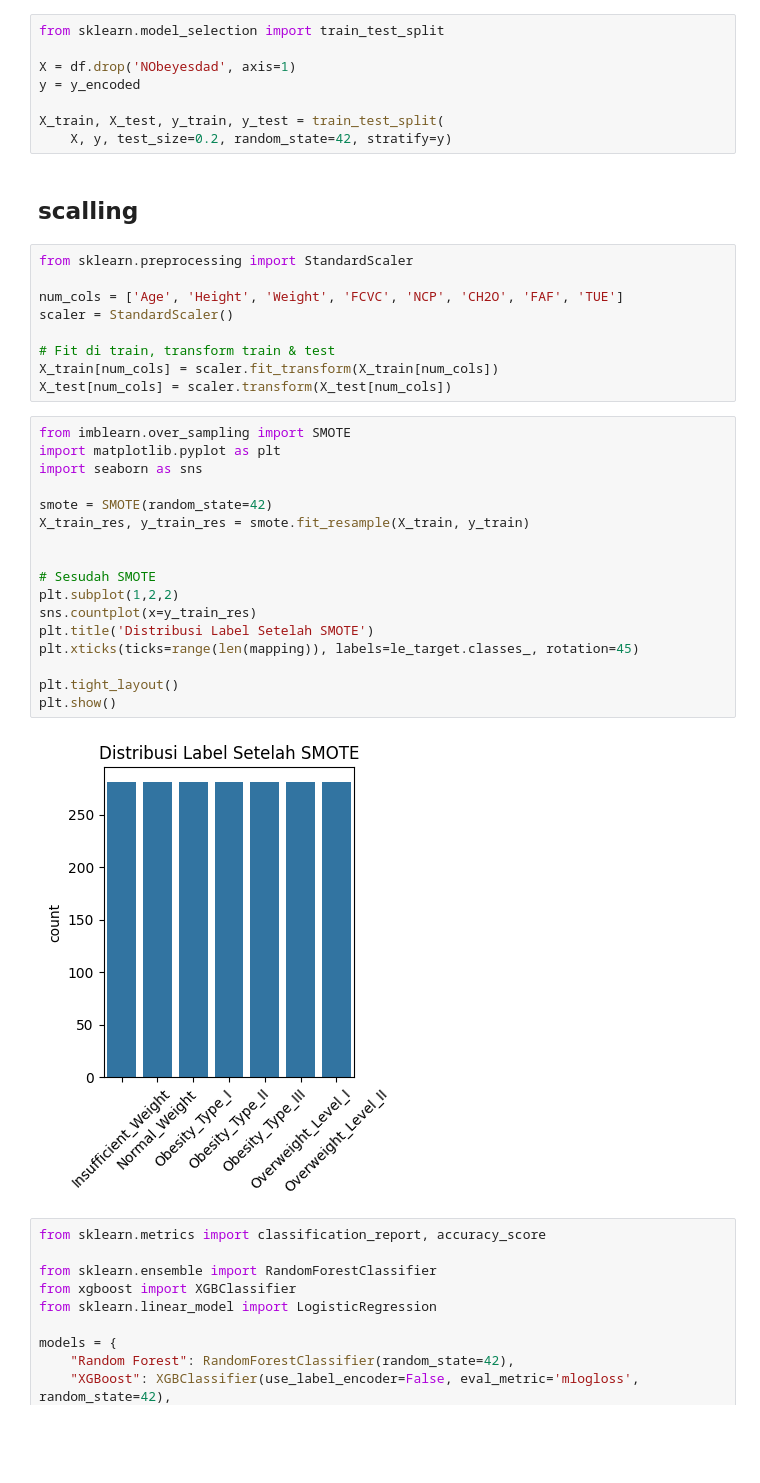
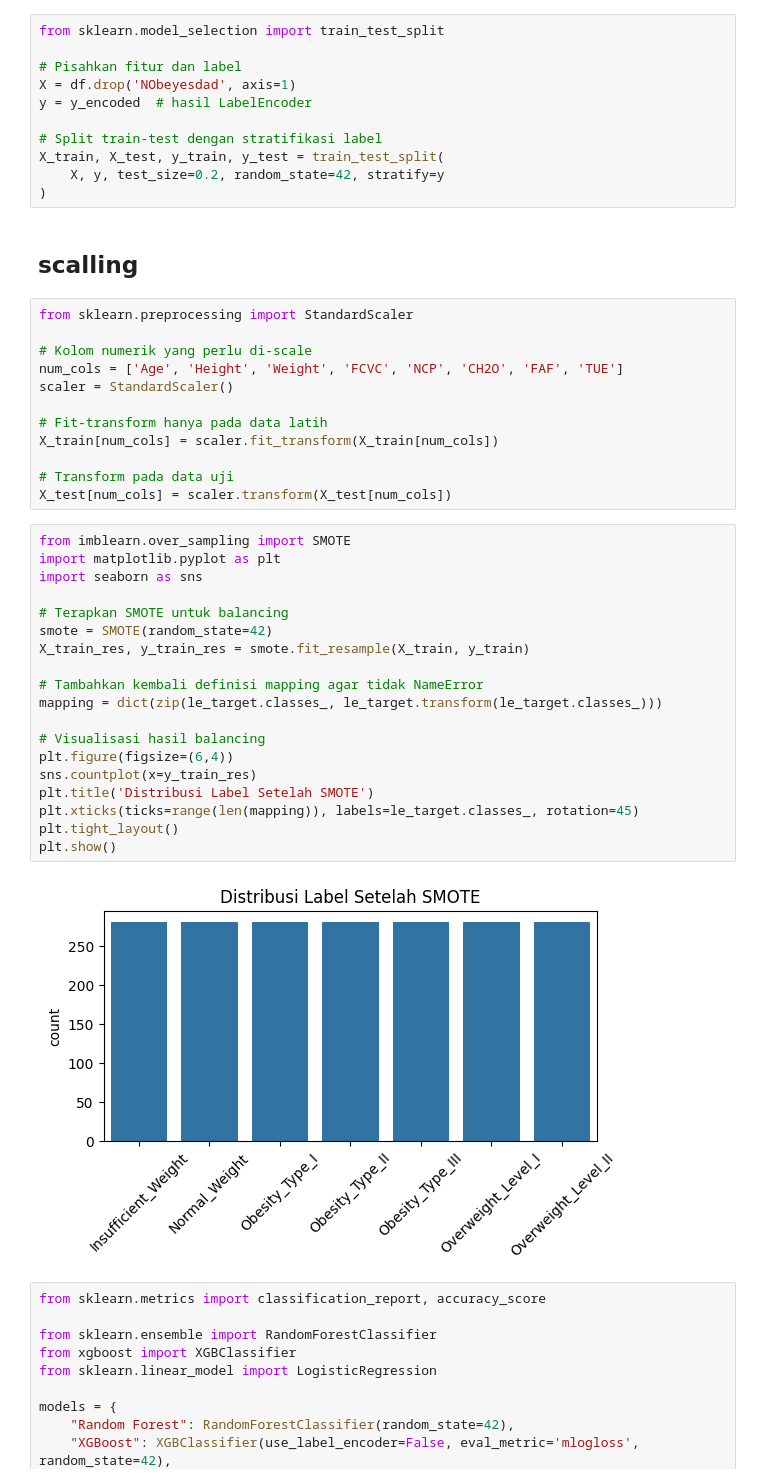
Before and after one commit to Syd001978/CAPSTONE-BengkelKoding-a112214247, a Jupyter notebook: Preprocessing_Capstone.ipynb, the cells around one changed output. Saved outputs shown, nothing was run; the diff lists cells and outputs as text; blank space fills up the shorter version.

```diff
--- a/Preprocessing_Capstone.ipynb
+++ b/Preprocessing_Capstone.ipynb
@@ -348,41 +369,49 @@ Korelasi fitur dengan label berdasarkan ANOVA F-score:
 # %%
 from sklearn.model_selection import train_test_split
 
+# Pisahkan fitur dan label
 X = df.drop('NObeyesdad', axis=1)
-y = y_encoded
+y = y_encoded  # hasil LabelEncoder
 
+# Split train-test dengan stratifikasi label
 X_train, X_test, y_train, y_test = train_test_split(
-    X, y, test_size=0.2, random_state=42, stratify=y)
+    X, y, test_size=0.2, random_state=42, stratify=y
+)
 # %% [markdown]
 ## scalling
 # %%
 from sklearn.preprocessing import StandardScaler
 
+# Kolom numerik yang perlu di-scale
 num_cols = ['Age', 'Height', 'Weight', 'FCVC', 'NCP', 'CH2O', 'FAF', 'TUE']
 scaler = StandardScaler()
 
-# Fit di train, transform train & test
+# Fit-transform hanya pada data latih
 X_train[num_cols] = scaler.fit_transform(X_train[num_cols])
+
+# Transform pada data uji
 X_test[num_cols] = scaler.transform(X_test[num_cols])
 # %%
 from imblearn.over_sampling import SMOTE
 import matplotlib.pyplot as plt
 import seaborn as sns
 
+# Terapkan SMOTE untuk balancing
 smote = SMOTE(random_state=42)
 X_train_res, y_train_res = smote.fit_resample(X_train, y_train)
 
+# Tambahkan kembali definisi mapping agar tidak NameError
+mapping = dict(zip(le_target.classes_, le_target.transform(le_target.classes_)))
 
-# Sesudah SMOTE
-plt.subplot(1,2,2)
+# Visualisasi hasil balancing
+plt.figure(figsize=(6,4))
 sns.countplot(x=y_train_res)
 plt.title('Distribusi Label Setelah SMOTE')
 plt.xticks(ticks=range(len(mapping)), labels=le_target.classes_, rotation=45)
-
 plt.tight_layout()
 plt.show()
 # %% [output]
-[figure, old version]
+[figure, new version]
 # %%
 from sklearn.metrics import classification_report, accuracy_score
 
```
Also changed, not shown: parts of 3 cells of this notebook.
